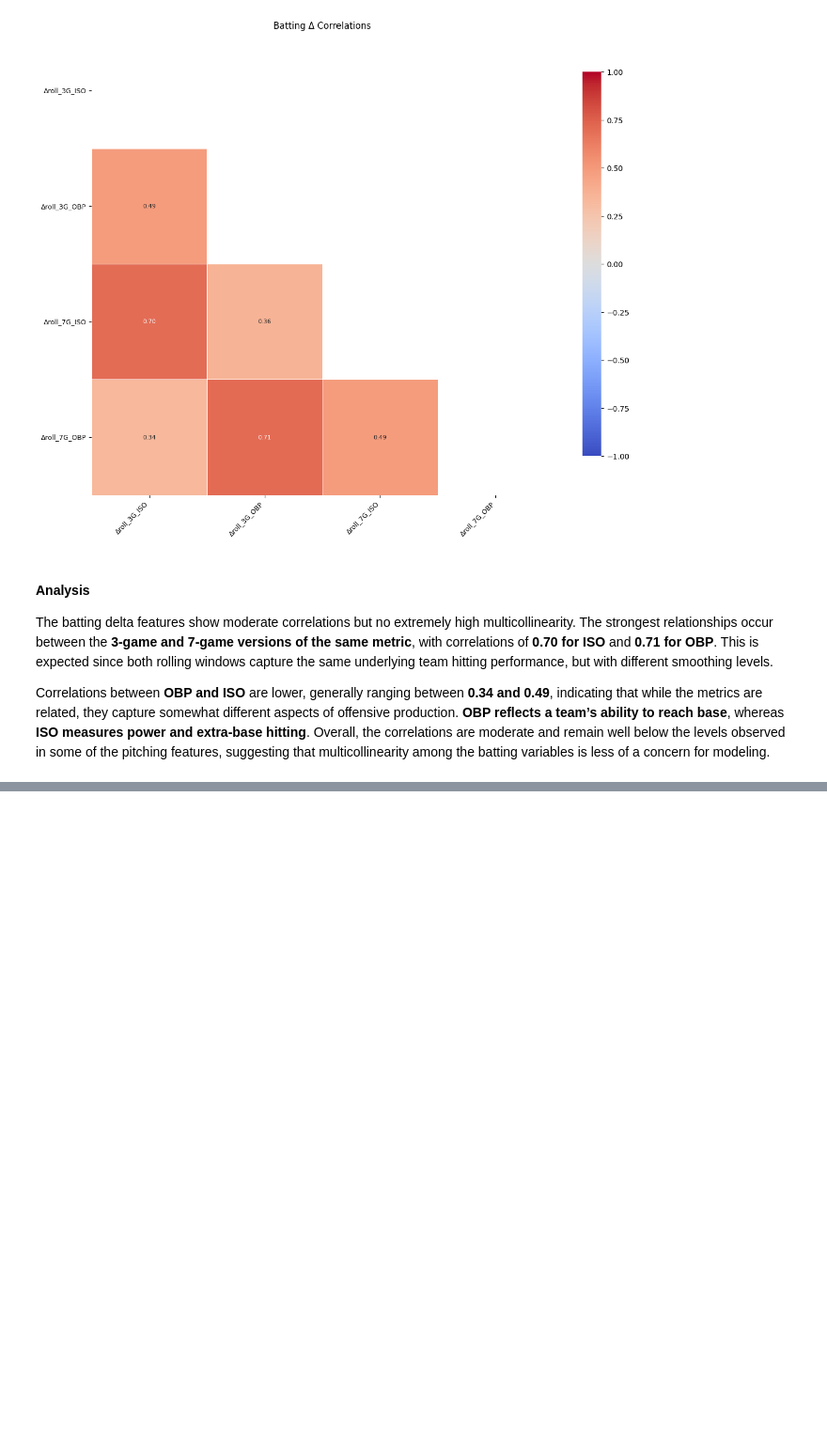
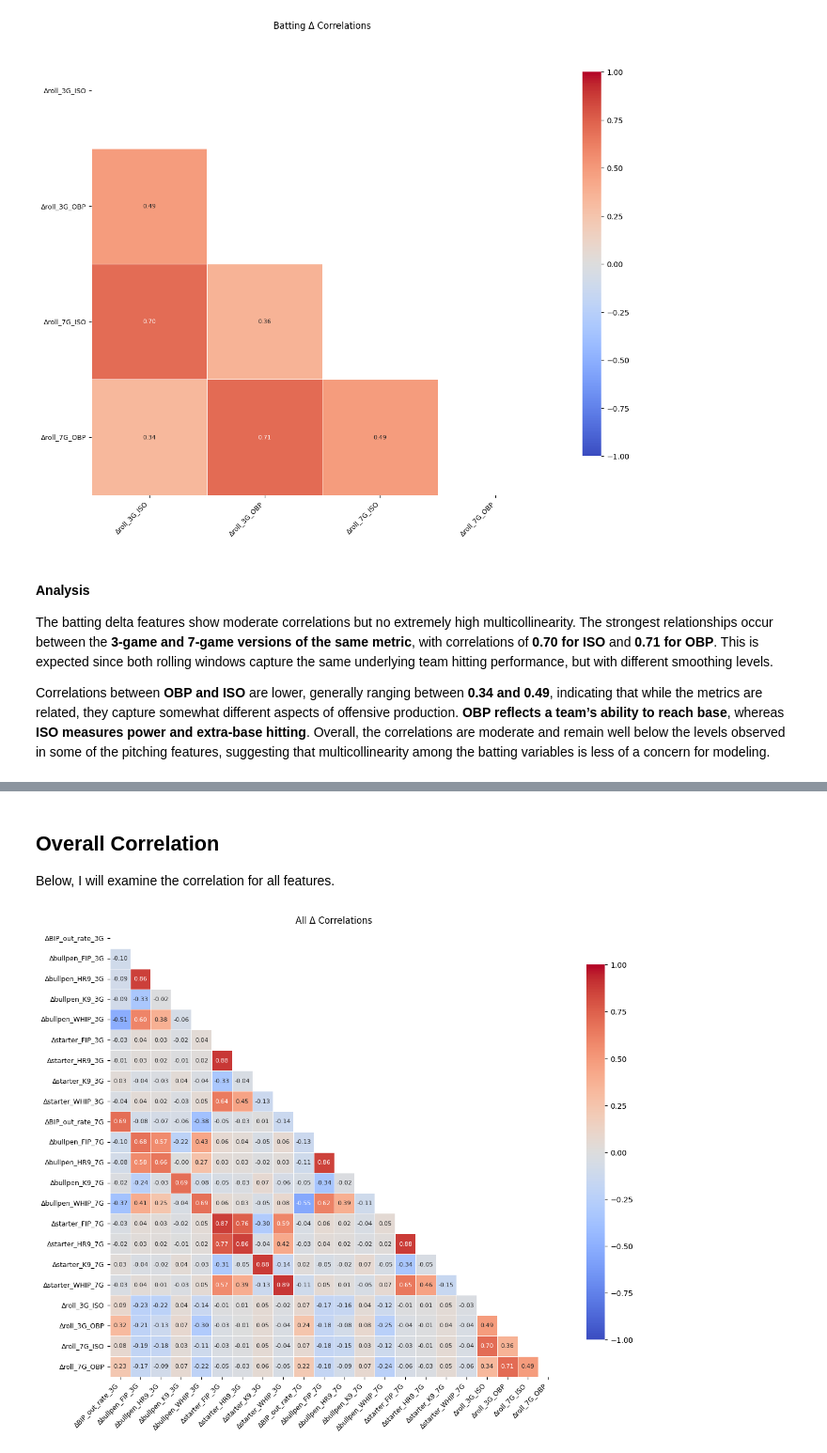
Before and after one commit to Sam-Gartenstein/mlb-win-prediction, a Jupyter notebook: Exploratory Data Analysis.ipynb, the cells around one changed output, grey strips where cells are left out. Shown at 94% size. Cells and saved outputs as stored; diff of their text form; code cells hidden in the pictures; blank space fills up the shorter version.

```diff
--- a/Exploratory Data Analysis.ipynb
+++ b/Exploratory Data Analysis.ipynb
@@ -431,0 +432,8 @@ The fielding delta features show a **moderate correlation** between the 3-game a
+# %% [markdown]
+## Overall Correlation
+
+Below, I will examine the correlation for all features.
+# %%
+plot_delta_corr_heatmap(game_level_features, group="all", title="All Δ Correlations")
+# %% [output]
+[figure, added]
```
Also changed, not shown: parts of 27 cells of this notebook.
